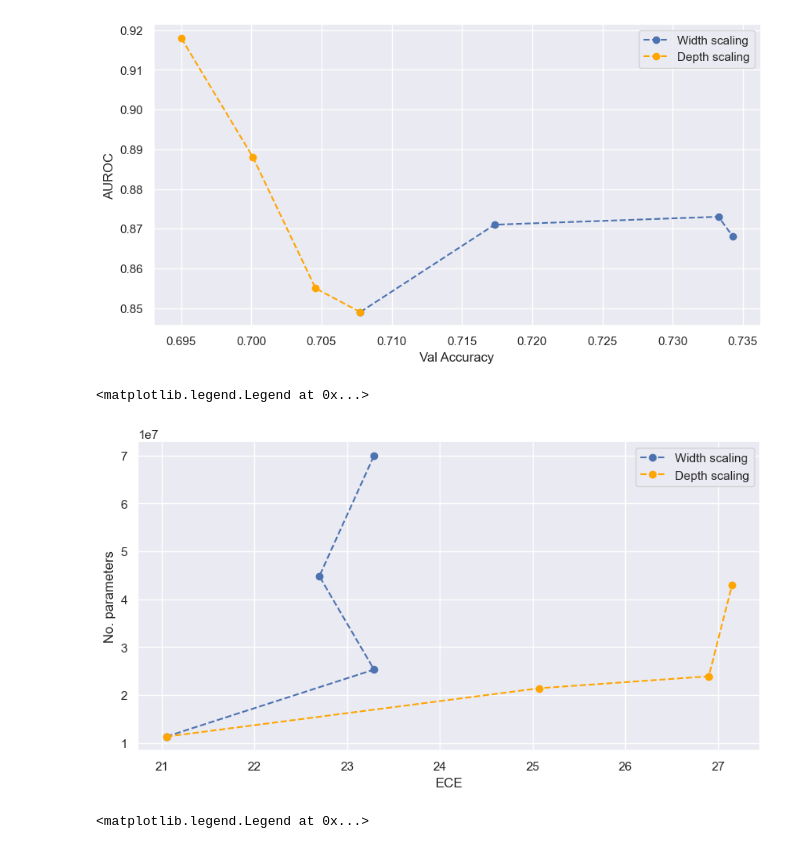
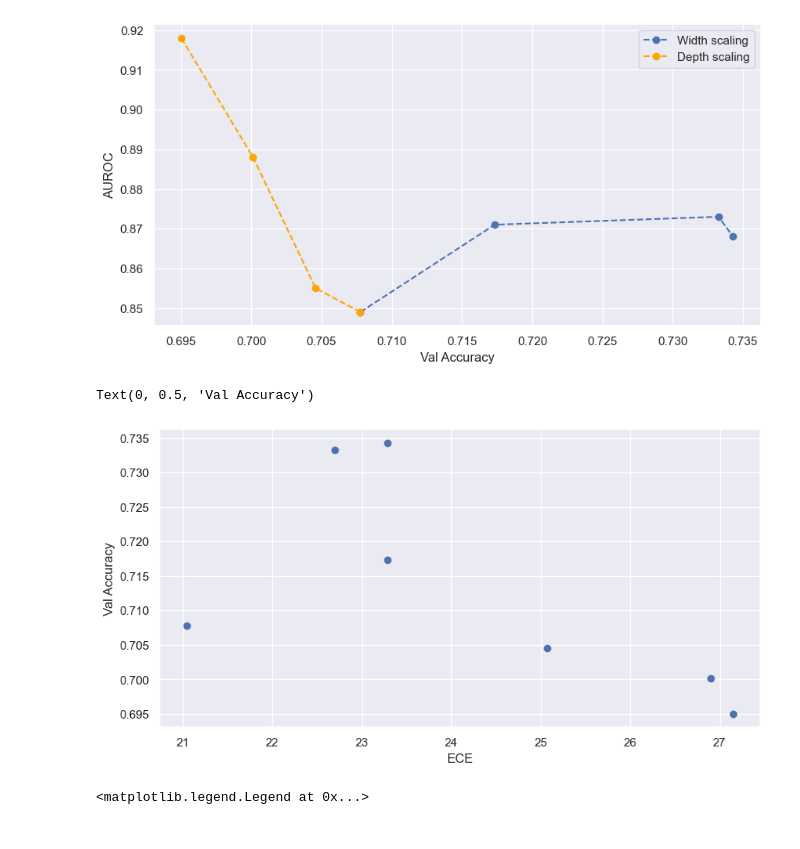
Before and after one commit to b-auricchio/wildlife_indent_cnn, a Jupyter notebook: data_processing.ipynb, the cells around one changed output. Drawn from its saved outputs; the diff is of its cells as text; code cells hidden in the pictures.

```diff
--- a/data_processing.ipynb
+++ b/data_processing.ipynb
@@ -7,7 +7,7 @@ import matplotlib.pyplot as plt
 import seaborn as sns
 sns.set()
 # %%
-results = pd.read_csv('results.csv')
+results = pd.read_csv('./output/cub/results.csv')
 gen_gap = (results['train_loss'] - results['val_loss']).to_list()
 ece = results['ece'].to_list()
 auroc = results['auroc'].to_list()
@@ -37,16 +37,14 @@ plt.legend(['Width scaling', 'Depth scaling'])
 <matplotlib.legend.Legend at 0x...>
 [figure]
 # %%
-#Plot 3: generalisation gap vs #params
+#Plot 3: ece vs val_acc
 plt.figure(figsize=(10, 5))
-plt.plot(ece[0:4], params[0:4], marker='o', linestyle = '--', color='b')
-plt.plot([ece[0]]+ece[4:8], [params[0]]+params[4:8], marker='o', linestyle = '--', color='orange')
+plt.plot(ece, val_acc, 'o')
 plt.xlabel('ECE')
-plt.ylabel('No. parameters')
-plt.legend(['Width scaling', 'Depth scaling'])
+plt.ylabel('Val Accuracy')
 # %% [output]
-<matplotlib.legend.Legend at 0x...>
+Text(0, 0.5, 'Val Accuracy')
-[figure, old version]
+[figure, new version]
 # %%
 #Plot 4: ece vs auroc
 plt.figure(figsize=(10, 5))
```
Also changed, not shown: parts of 1 cell of this notebook, 7 other files.
